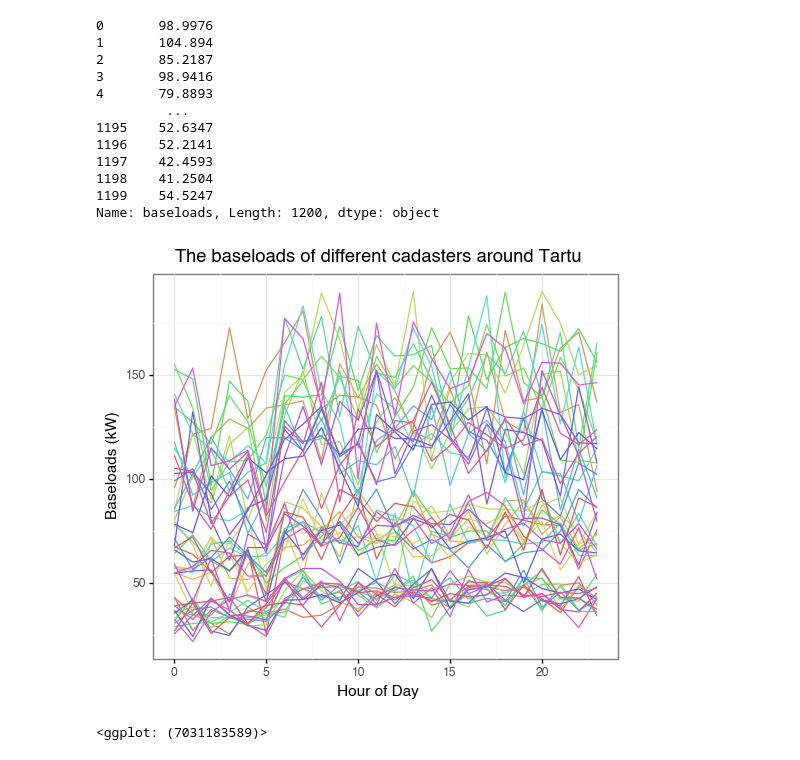
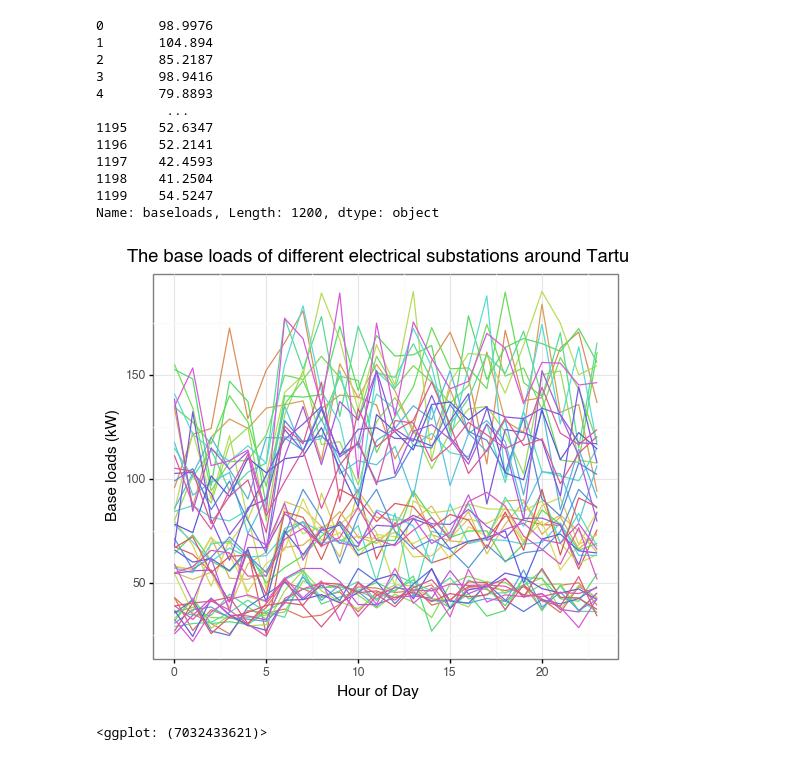
Before and after one commit to ilmaruduste/grid_congestion_manager, a Jupyter notebook: Data_Processing.ipynb, the cells around one changed output. Saved outputs shown, nothing was run; the diff lists cells and outputs as text; code cells hidden in the pictures.

```diff
--- a/Data_Processing.ipynb
+++ b/Data_Processing.ipynb
@@ -185,16 +185,16 @@ import plotnine
 # %%
 
 plotnine.options.figure_size = (6,5)
 
 fig = (
     ggplot(data = loads_dataframe, mapping = aes(x = 'hour', color = 'cadaster')) + geom_line(mapping = aes(y='baseloads')) +
-    theme_bw() + xlab('Hour of Day') + ylab('Baseloads (kW)') + scale_color_discrete(guide=False) + ggtitle('The baseloads of different cadasters around Tartu') +
+    theme_bw() + xlab('Hour of Day') + ylab('Base loads (kW)') + scale_color_discrete(guide=False) + ggtitle('The base loads of different electrical substations around Tartu') +
     theme(text=element_text(family="Helvetica"))
 )
 fig
 # %% [output]
-[figure, old version]
+[figure, new version]
-<ggplot: (7031183589)>
+<ggplot: (7032433621)>
 # %%
 
 plotnine.options.figure_size = (6,5)
```
Also changed, not shown: parts of 6 cells of this notebook.
